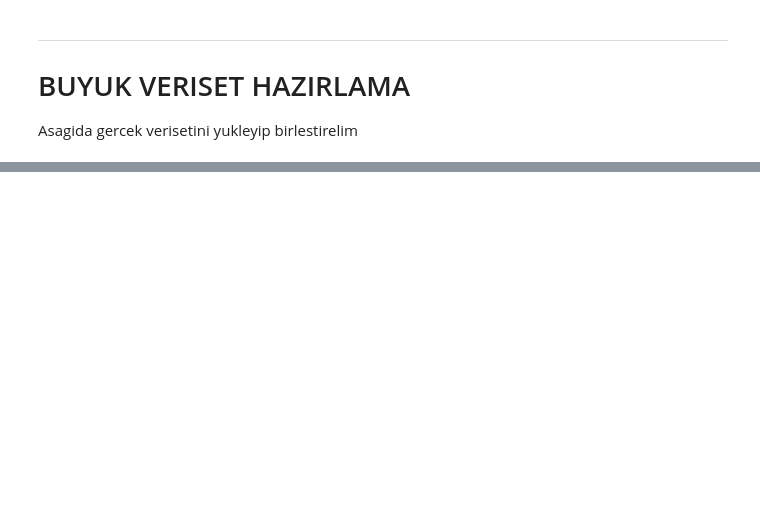
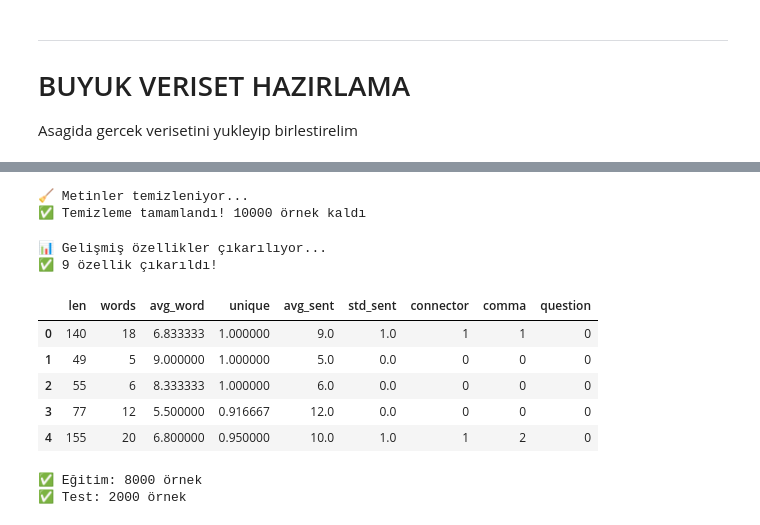
Before and after one commit to yusufserdarr/zeroGPT, a Jupyter notebook: ilkDeneme.ipynb, the cells around one changed output, grey strips where cells are left out. Saved outputs shown, nothing was run; the diff lists cells and outputs as text; code cells hidden in the pictures; blank space fills up the shorter version.

```diff
--- a/ilkDeneme.ipynb
+++ b/ilkDeneme.ipynb
@@ -250,0 +232,80 @@ Bugün hava oldukça güzeldi, kahvemi alıp sahilde yürüyüş yaptım.
+# %%
+# 3. Metin Temizleme
+def clean_text(s):
+    if not isinstance(s, str):
+        return ""
+    s = re.sub(r"http\S+|www\.\S+", " ", s)
+    s = re.sub(r"[\t\r]+", " ", s)
+    s = re.sub(r" +", " ", s)
+    return s.strip()
+
+print("🧹 Metinler temizleniyor...")
+df['clean'] = df['content'].apply(clean_text)
+df = df[df['clean'].str.len() > 10].reset_index(drop=True)
+print(f"✅ Temizleme tamamlandı! {len(df)} örnek kaldı")
+# %% [output]
+🧹 Metinler temizleniyor...
+✅ Temizleme tamamlandı! 10000 örnek kaldı
+# %%
+# 4. GELİŞMİŞ Özellik Çıkarımı
+def get_features(text):
+    words = text.split()
+    sentences = [s.strip() for s in re.split(r'[.!?]+', text) if s.strip()]
+
+    features = {
+        'len': len(text),
+        'words': len(words),
+        'avg_word': np.mean([len(w) for w in words]) if words else 0,
+        'unique': len(set(words)) / len(words) if words else 0
+    }
+
+    # Cümle özellikleri
+    if len(sentences) > 0:
+        sent_lengths = [len(s.split()) for s in sentences]
+        features['avg_sent'] = np.mean(sent_lengths)
+        features['std_sent'] = np.std(sent_lengths) if len(sent_lengths) > 1 else 0
+    else:
+        features['avg_sent'] = 0
+        features['std_sent'] = 0
+
+    # Bağlaç sayısı (AI'ın ayırt edici özelliği!)
+    connectors = ['sonuç olarak', 'bununla birlikte', 'diğer yandan', 'öte yandan',
+                  'dolayısıyla', 'bu nedenle', 'ayrıca', 'bunun yanında']
+    features['connector'] = sum(text.lower().count(c) for c in connectors)
+
+    # Noktalama
+    features['comma'] = text.count(',')
+    features['question'] = text.count('?')
+
+    return features
+
+print("📊 Gelişmiş özellikler çıkarılıyor...")
+stats = pd.DataFrame([get_features(t) for t in df['clean']])
+print(f"✅ {stats.shape[1]} özellik çıkarıldı!")
+stats.head()
+# %% [output]
+📊 Gelişmiş özellikler çıkarılıyor...
+✅ 9 özellik çıkarıldı!
+|  | len | words | avg_word | unique | avg_sent | std_sent | connector | comma | question |
+| 0 | 140 | 18 | 6.833333 | 1.000000 | 9.0 | 1.0 | 1 | 1 | 0 |
+| 1 | 49 | 5 | 9.000000 | 1.000000 | 5.0 | 0.0 | 0 | 0 | 0 |
+| 2 | 55 | 6 | 8.333333 | 1.000000 | 6.0 | 0.0 | 0 | 0 | 0 |
+| 3 | 77 | 12 | 5.500000 | 0.916667 | 12.0 | 0.0 | 0 | 0 | 0 |
+| 4 | 155 | 20 | 6.800000 | 0.950000 | 10.0 | 1.0 | 1 | 2 | 0 |
+# %%
+# 5. Train/Test Ayrımı
+X_text = df['clean']
+y = df['label']
+
+X_tr_txt, X_te_txt, y_tr, y_te = train_test_split(
+    X_text, y, test_size=0.2, random_state=42, stratify=y
+)
+st_tr, st_te = train_test_split(
+    stats, test_size=0.2, random_state=42, stratify=y
+)
+
+print(f"✅ Eğitim: {len(X_tr_txt)} örnek")
+print(f"✅ Test: {len(X_te_txt)} örnek")
+# %% [output]
+✅ Eğitim: 8000 örnek
+✅ Test: 2000 örnek
```
Also changed, not shown: parts of 44 cells of this notebook, 24 other files.
